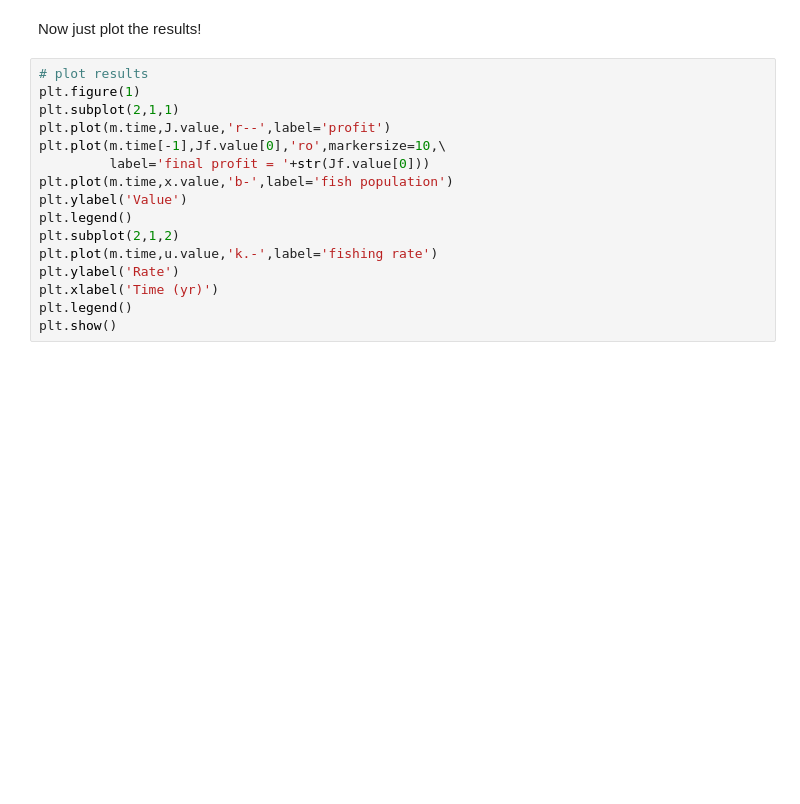
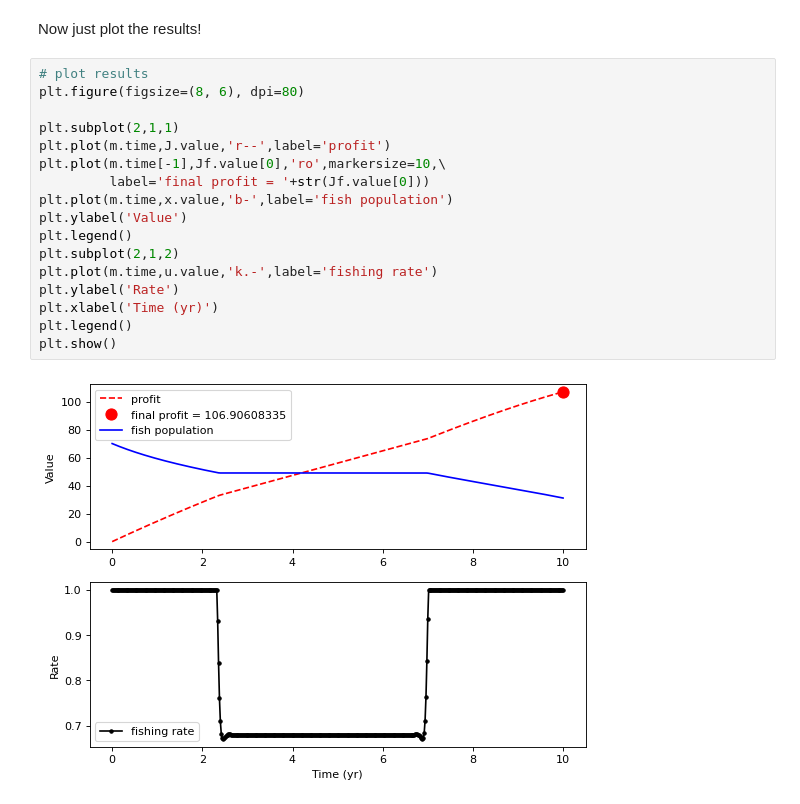
Before and after one commit to jandrewjohnson/apec_8601_2022, a Jupyter notebook: fisheries_notebook.ipynb, the cells around one changed output. Saved outputs shown, nothing was run; the diff lists cells and outputs as text; blank space fills up the shorter version.

```diff
--- a/fisheries_notebook.ipynb
+++ b/fisheries_notebook.ipynb
@@ -86,17 +127,20 @@ print('Optimal Profit: ' + str(Jf.value[0]))
 Now just plot the results!
 # %%
 # plot results
-plt.figure(1)
+plt.figure(figsize=(8, 6), dpi=80)
+
 plt.subplot(2,1,1)
 plt.plot(m.time,J.value,'r--',label='profit')
 plt.plot(m.time[-1],Jf.value[0],'ro',markersize=10,\
          label='final profit = '+str(Jf.value[0]))
 plt.plot(m.time,x.value,'b-',label='fish population')
 plt.ylabel('Value')
 plt.legend()
 plt.subplot(2,1,2)
 plt.plot(m.time,u.value,'k.-',label='fishing rate')
 plt.ylabel('Rate')
 plt.xlabel('Time (yr)')
 plt.legend()
 plt.show()
+# %% [output]
+[figure, added]
```
Also changed, not shown: parts of 4 cells of this notebook, 1 other file.
